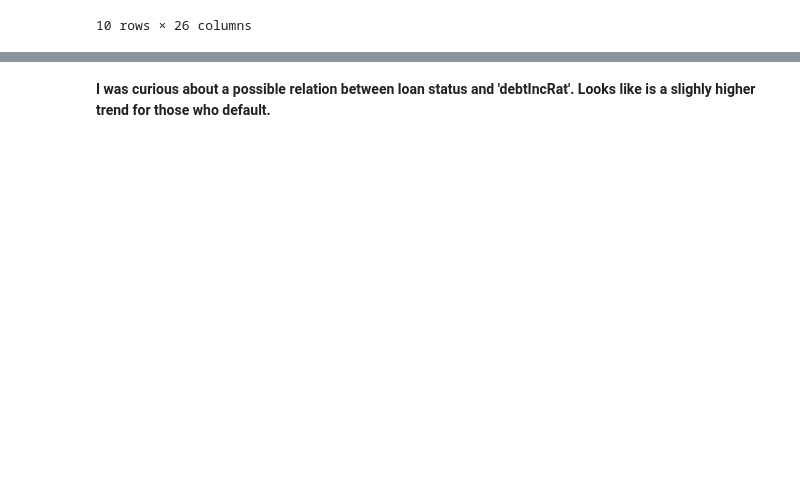
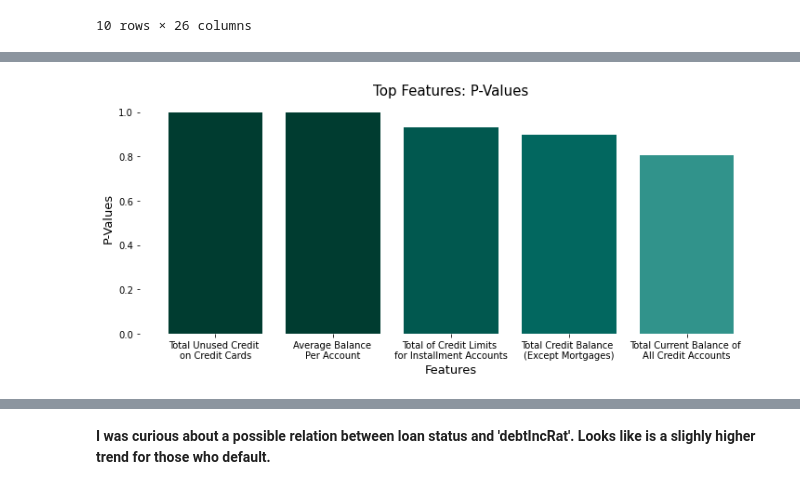
Before and after one commit to marleyberries/Springboard-Main, a Jupyter notebook: Capstone Loan Default Prediction/02_Loan Default - EDA.ipynb, the cells around one changed output, grey strips where cells are left out. Cells and saved outputs as stored; diff of their text form; code cells hidden in the pictures; blank space fills up the shorter version.

```diff
--- a/Capstone Loan Default Prediction/02_Loan Default - EDA.ipynb
+++ b/Capstone Loan Default Prediction/02_Loan Default - EDA.ipynb
@@ -190,0 +200,7 @@ top_features = X.columns[np.argsort(chi2)[-k:]]
+# %%
+# Creat lists of the top chi2 and p-value scores
+top_chi2 = sorted(chi2, reverse = True)[:5]
+top_pvals = sorted(p_values, reverse = True)[:5]
+
+# Creat a dataframe with those featues
+top_features = pd.DataFrame({'Chi Squared':top_features_chi, 'P-Values':top_features_p})
@@ -190,0 +216,34 @@ top_features = X.columns[np.argsort(chi2)[-k:]]
+# %%
+# Make bar chart for P-Value Top Scores
+# Create a color gradient for the bar chart
+color_map = plt.cm.get_cmap('BrBG')
+
+x_labels = ['Total Unused Credit \non Credit Cards','Average Balance \nPer Account',\
+                                      'Total of Credit Limits \nfor Installment Accounts',\
+                                      'Total Credit Balance \n(Except Mortgages)',\
+                                      'Total Current Balance of \nAll Credit Accounts']
+
+# Plot the top P-Values results with a color gradient
+plt.figure(figsize=(12, 6))
+bars = plt.bar(top_features_p, top_pvals, color=color_map(top_pvals / max(top_pvals)))
+plt.xticks(range(len(top_features)), x_labels)
+plt.xlabel('Features', size=13)
+plt.ylabel('P-Values', size=13)
+plt.title('Top Features: P-Values', size=15)
+
+# Add horizontal lines behind the bars.
+for i in range(1, 1):
+    plt.axhline(y=i/10, color='lightblue', zorder=-1, linewidth=0.5)
+
+# Add space between the bars
+plt.subplots_adjust(bottom=0.3)
+
+# Remove the spines of the plot & box around the legend
+sns.despine(bottom=True, left=True)
+
+# Save the figure as a PNG image
+plt.savefig('Images/Top Features: P-Values', dpi=300, bbox_inches='tight')
+
+plt.show()
+# %% [output]
+[figure, added]
```
Also changed, not shown: parts of 45 cells of this notebook.
